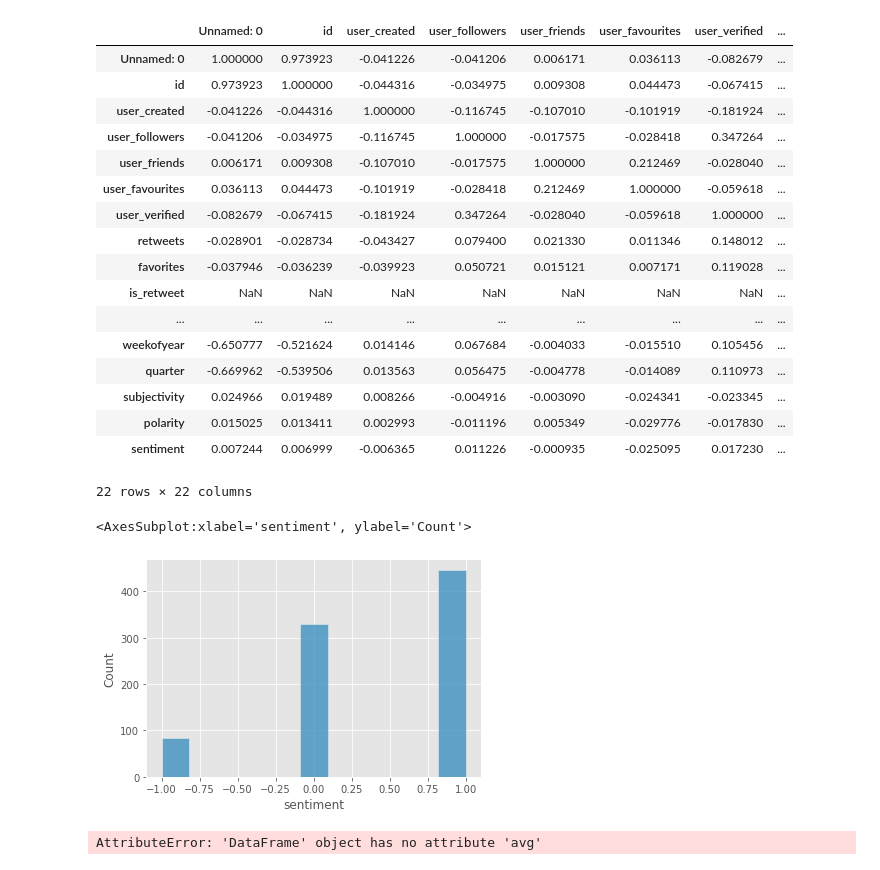
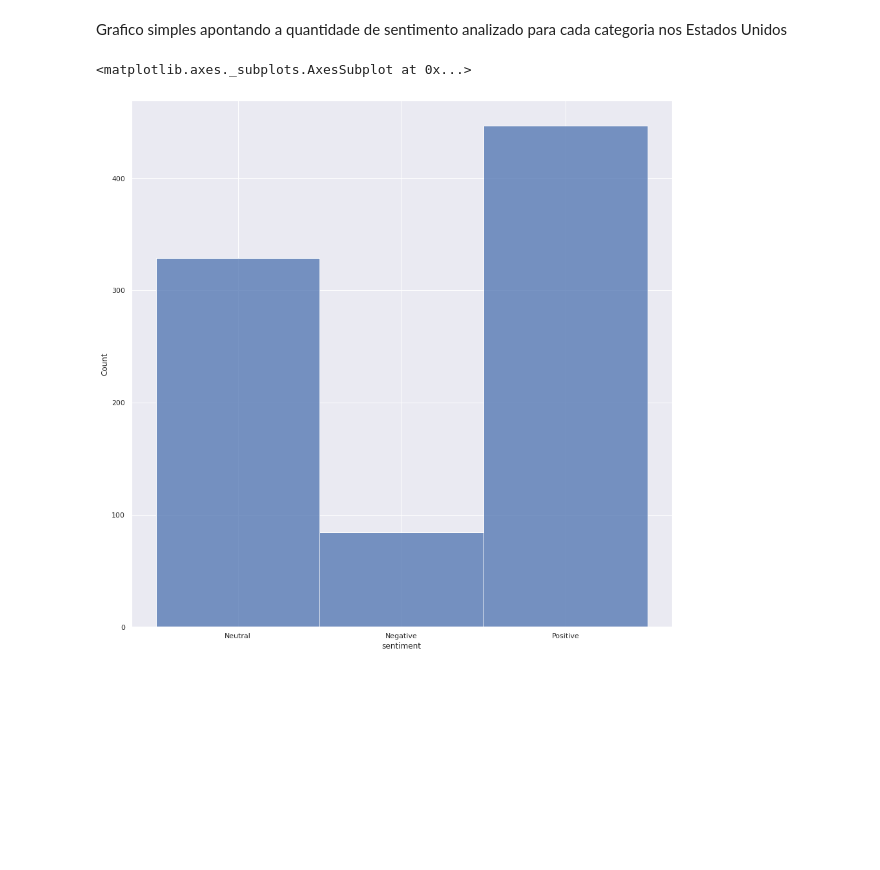
Before and after one commit to teruyakimura/projeto_MDados, a Jupyter notebook: ProjetoFinal.ipynb, the cells around one changed output. Cells and saved outputs as stored; diff of their text form; code cells hidden in the pictures; blank space fills up the shorter version.

```diff
--- a/ProjetoFinal.ipynb
+++ b/ProjetoFinal.ipynb
@@ -147,5 +212,13 @@ dataframe = pd.read_csv("./vaccination_tweet_preprocessed.csv")
 # %%
-from textblob import TextBlob
-from wordcloud import WordCloud
+dataframe = pd.read_csv('https://raw.githubusercontent.com/iRitiLopes/mdados_projeto_ufabc_qs.2021/main/vaccination_tweet_preprocessed.csv')
+
 dataframe['subjectivity'] = dataframe['corrected_tweet'].apply(lambda t: TextBlob(t).sentiment.subjectivity)
 dataframe['polarity'] = dataframe['corrected_tweet'].apply(lambda t: TextBlob(t).sentiment.polarity)
+# %%
+corr = dataframe.corr()
+cmap = sns.diverging_palette(230, 20, as_cmap=True)
+
+sns.set(rc={'figure.figsize':(15,15)})
+
+sns.heatmap(corr, cmap=cmap, vmax=1, vmin=-1, center=0,
+            square=True, linewidths=.5, cbar_kws={"shrink": .5})
@@ -152,16 +230,13 @@ dataframe['polarity'] = dataframe['corrected_tweet'].apply(lambda t: TextBlob(t)
 # %%
-dataframe['corrected_tweet'].apply(len).describe() # Média 77
-
+print(dataframe['corrected_tweet'].apply(len).describe()) # Média 77
 dataframe['tweet_length'] = dataframe['corrected_tweet'].apply(lambda x:'short' if len(x)<=77 else 'long')
 def categorize_polarity(score):
   if score < 0:
-    return -1.0
+    return 'Negative'
   elif score == 0:
-    return 0.0
+    return 'Neutral'
   else:
-    return 1.0
+    return 'Positive'
 
 dataframe['sentiment'] = dataframe['polarity'].apply(categorize_polarity)
-
-dataframe.head()
 # %% [output]
@@ -175,34 +252,9 @@ dataframe.head()
-# %%
-dataframe.corr()
-# %% [output]
-|  | Unnamed: 0 | id | user_created | user_followers | user_friends | user_favourites | user_verified | ... |
-| Unnamed: 0 | 1.000000 | 0.973923 | -0.041226 | -0.041206 | 0.006171 | 0.036113 | -0.082679 | ... |
-| id | 0.973923 | 1.000000 | -0.044316 | -0.034975 | 0.009308 | 0.044473 | -0.067415 | ... |
-| user_created | -0.041226 | -0.044316 | 1.000000 | -0.116745 | -0.107010 | -0.101919 | -0.181924 | ... |
-| user_followers | -0.041206 | -0.034975 | -0.116745 | 1.000000 | -0.017575 | -0.028418 | 0.347264 | ... |
-| user_friends | 0.006171 | 0.009308 | -0.107010 | -0.017575 | 1.000000 | 0.212469 | -0.028040 | ... |
-| user_favourites | 0.036113 | 0.044473 | -0.101919 | -0.028418 | 0.212469 | 1.000000 | -0.059618 | ... |
-| user_verified | -0.082679 | -0.067415 | -0.181924 | 0.347264 | -0.028040 | -0.059618 | 1.000000 | ... |
-| retweets | -0.028901 | -0.028734 | -0.043427 | 0.079400 | 0.021330 | 0.011346 | 0.148012 | ... |
-| favorites | -0.037946 | -0.036239 | -0.039923 | 0.050721 | 0.015121 | 0.007171 | 0.119028 | ... |
-| is_retweet | NaN | NaN | NaN | NaN | NaN | NaN | NaN | ... |
-| ... | ... | ... | ... | ... | ... | ... | ... | ... |
-| weekofyear | -0.650777 | -0.521624 | 0.014146 | 0.067684 | -0.004033 | -0.015510 | 0.105456 | ... |
-| quarter | -0.669962 | -0.539506 | 0.013563 | 0.056475 | -0.004778 | -0.014089 | 0.110973 | ... |
-| subjectivity | 0.024966 | 0.019489 | 0.008266 | -0.004916 | -0.003090 | -0.024341 | -0.023345 | ... |
-| polarity | 0.015025 | 0.013411 | 0.002993 | -0.011196 | 0.005349 | -0.029776 | -0.017830 | ... |
-| sentiment | 0.007244 | 0.006999 | -0.006365 | 0.011226 | -0.000935 | -0.025095 | 0.017230 | ... |
-22 rows × 22 columns
+# %% [markdown]
+Grafico simples apontando a quantidade de sentimento analizado para cada categoria nos Estados Unidos
 # %%
-dfCountries = dataframe.filter(items=['second_loc', 'subjectivity', 'sentiment'])
-
+dfCountries = dataframe.filter(items=['second_loc', 'sentiment'])
 dfUSA = dfCountries.query("second_loc == 'USA'")
-
 sns.histplot(data = dfUSA, x = "sentiment")
 # %% [output]
-<AxesSubplot:xlabel='sentiment', ylabel='Count'>
+<matplotlib.axes._subplots.AxesSubplot at 0x...>
-[figure, old version]
+[figure, new version]
-# %%
-dfUSAneg = dfUSA.query("sentiment == -1")
-# %% [output]
-AttributeError: 'DataFrame' object has no attribute 'avg'
```
Also changed, not shown: parts of 31 cells of this notebook.
